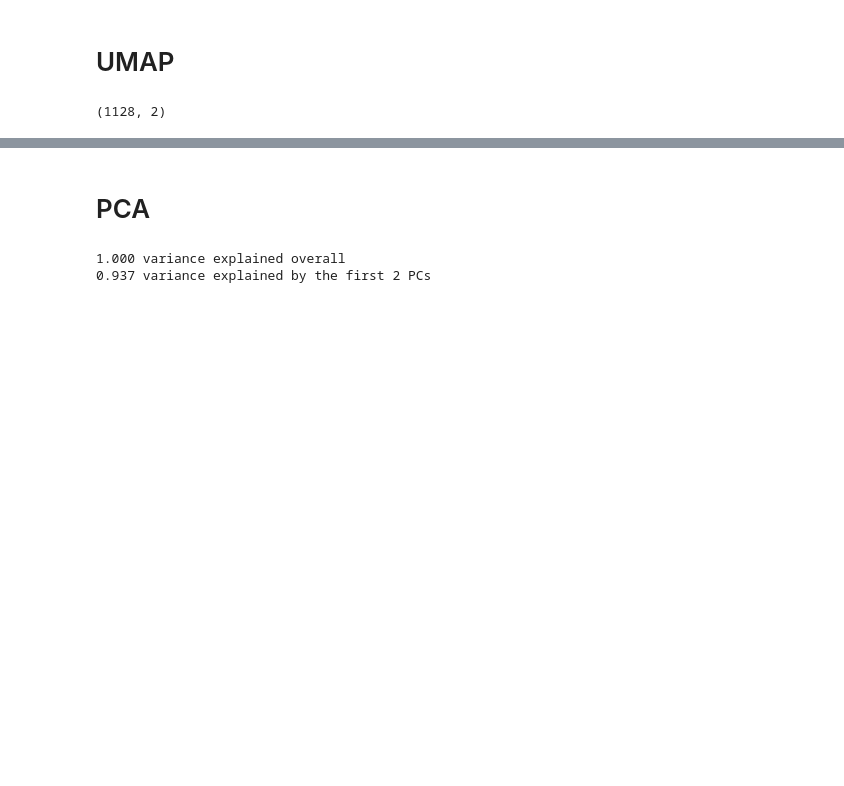
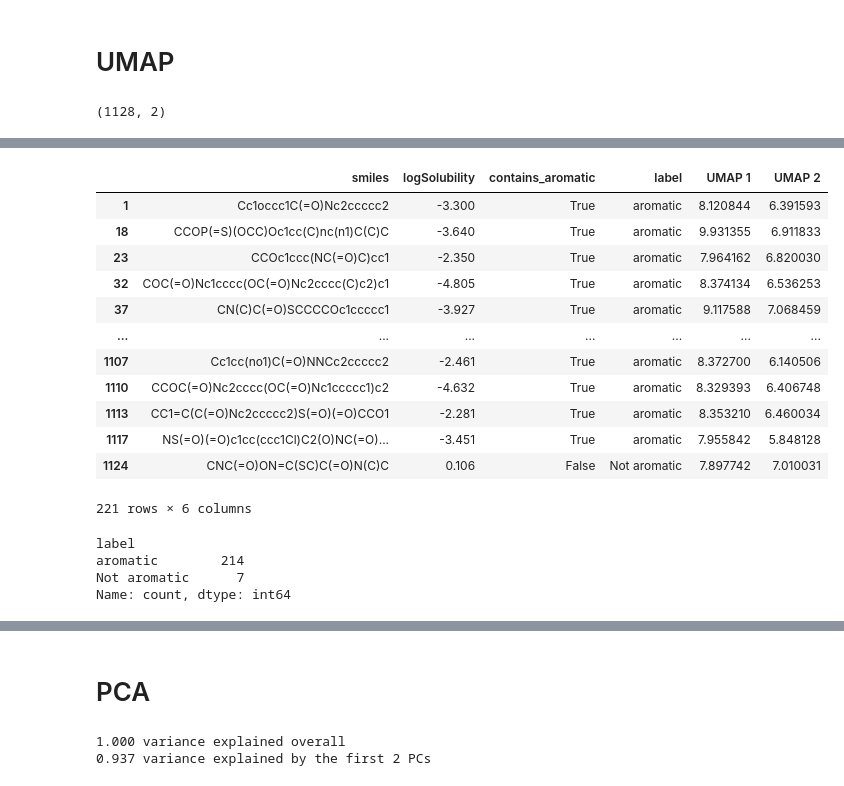
Before and after one commit to kspieks/cheminformatics_similarity, a Jupyter notebook: examples/visualize_chemical_space.ipynb, the cells around one changed output, grey strips where cells are left out. Saved outputs shown, nothing was run; the diff lists cells and outputs as text; code cells hidden in the pictures; blank space fills up the shorter version.

```diff
--- a/examples/visualize_chemical_space.ipynb
+++ b/examples/visualize_chemical_space.ipynb
@@ -264,0 +279,30 @@ Text(0.5, 1.0, 'UMAP Embedding')
+# %%
+# inspect the non-aromatic molecules that are within the aromatic cluster
+df_tmp = (df
+          .query('`UMAP 1` > 7.5')
+          .query('`UMAP 1` < 10')
+          .query('`UMAP 2` < 8')
+          .query('`UMAP 2` > 5')
+         )
+df_tmp
+# %% [output]
+|  | smiles | logSolubility | contains_aromatic | label | UMAP 1 | UMAP 2 |
+| 1 | Cc1occc1C(=O)Nc2ccccc2 | -3.300 | True | aromatic | 8.120844 | 6.391593 |
+| 18 | CCOP(=S)(OCC)Oc1cc(C)nc(n1)C(C)C | -3.640 | True | aromatic | 9.931355 | 6.911833 |
+| 23 | CCOc1ccc(NC(=O)C)cc1 | -2.350 | True | aromatic | 7.964162 | 6.820030 |
+| 32 | COC(=O)Nc1cccc(OC(=O)Nc2cccc(C)c2)c1 | -4.805 | True | aromatic | 8.374134 | 6.536253 |
+| 37 | CN(C)C(=O)SCCCCOc1ccccc1 | -3.927 | True | aromatic | 9.117588 | 7.068459 |
+| ... | ... | ... | ... | ... | ... | ... |
+| 1107 | Cc1cc(no1)C(=O)NNCc2ccccc2 | -2.461 | True | aromatic | 8.372700 | 6.140506 |
+| 1110 | CCOC(=O)Nc2cccc(OC(=O)Nc1ccccc1)c2 | -4.632 | True | aromatic | 8.329393 | 6.406748 |
+| 1113 | CC1=C(C(=O)Nc2ccccc2)S(=O)(=O)CCO1 | -2.281 | True | aromatic | 8.353210 | 6.460034 |
+| 1117 | NS(=O)(=O)c1cc(ccc1Cl)C2(O)NC(=O)... | -3.451 | True | aromatic | 7.955842 | 5.848128 |
+| 1124 | CNC(=O)ON=C(SC)C(=O)N(C)C | 0.106 | False | Not aromatic | 7.897742 | 7.010031 |
+221 rows × 6 columns
+# %%
+df_tmp.label.value_counts()
+# %% [output]
+label
+aromatic        214
+Not aromatic      7
+Name: count, dtype: int64
```
Also changed, not shown: parts of 18 cells of this notebook.
